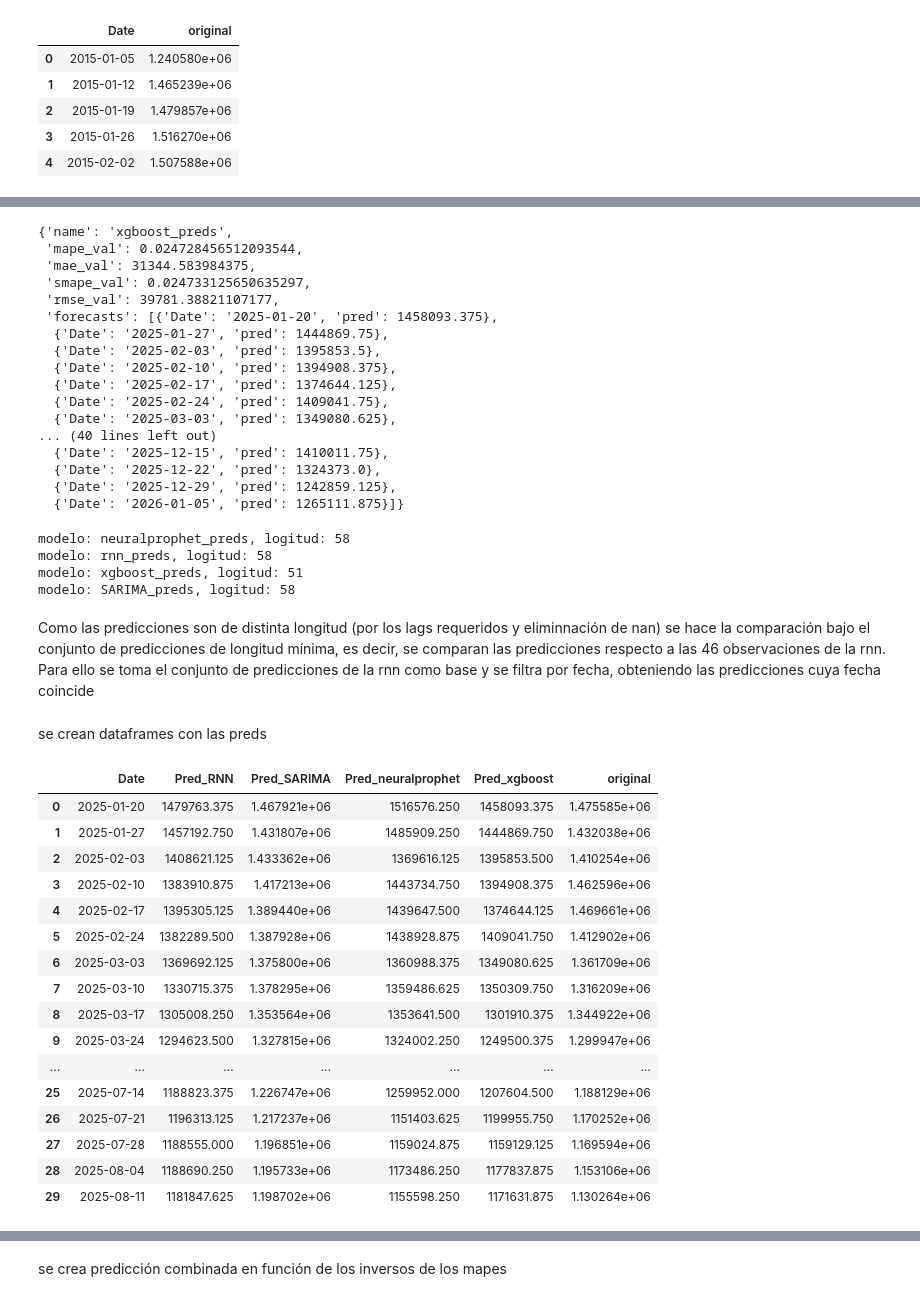
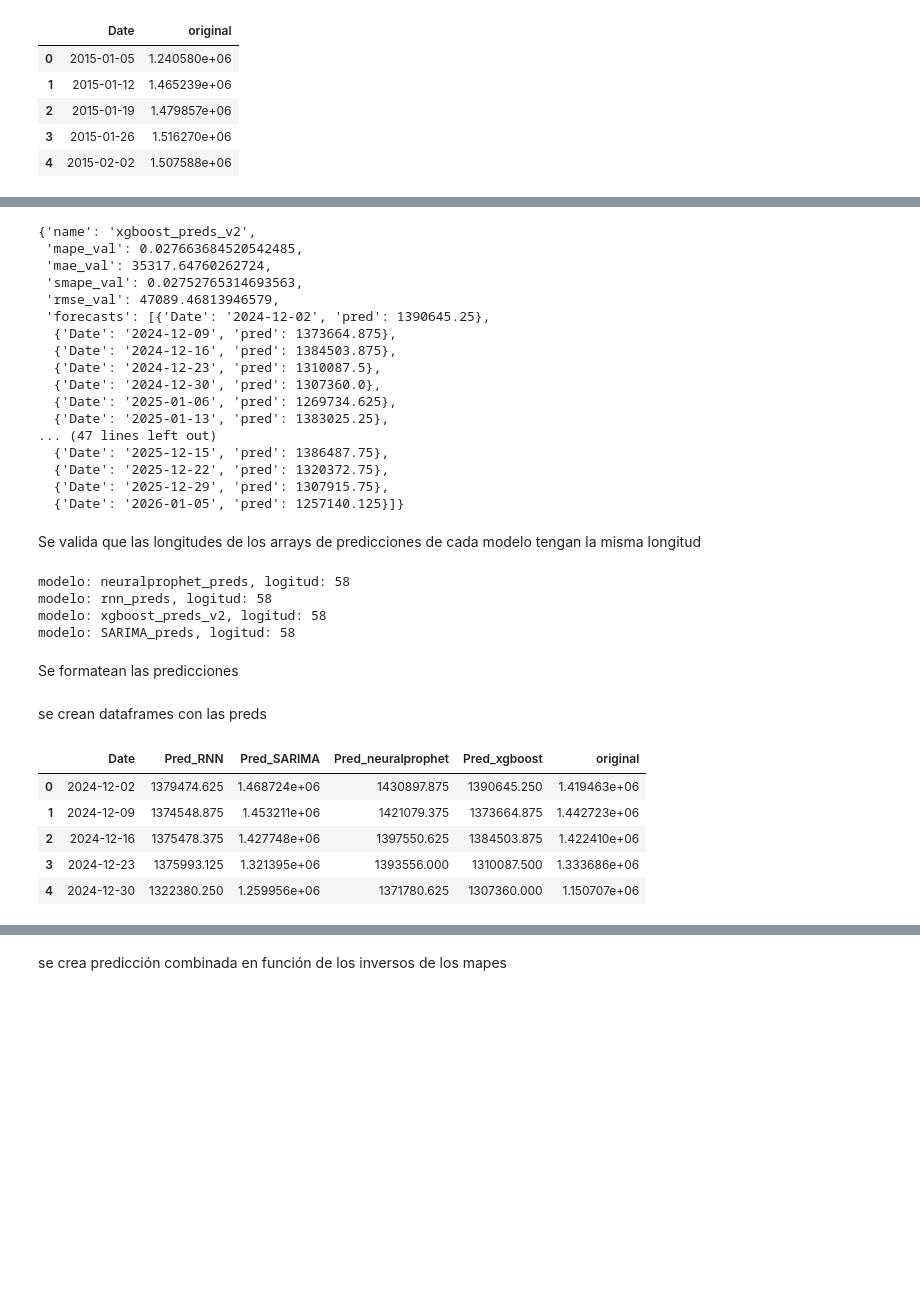
Before and after one commit to JuanDavidPiedrahitaLopez/energy_demand_forecasting_models, a Jupyter notebook: models/notebooks/Energy/Combined_preds_Energy.ipynb, the cells around one changed output, grey strips where cells are left out. Drawn from its saved outputs; the diff is of its cells as text; code cells hidden in the pictures; blank space fills up the shorter version.

```diff
--- a/models/notebooks/Energy/Combined_preds_Energy.ipynb
+++ b/models/notebooks/Energy/Combined_preds_Energy.ipynb
@@ -61,7 +92,8 @@ folder_route = "../../../data/preds_energy_models/"
 list_files = [
     "neuralprophet_preds.json",
     "rnn_preds.json",
-    "xgboost_preds.json",
+    "xgboost_preds_v2.json",
+    # "xgboost_preds_v2.json", -- ORIGINAL
     "SARIMA_preds.json",
 ]
 
@@ -84,33 +116,35 @@ for element in list_files: # recorre los nombres
         })
 list_preds_and_mapes[2]
 # %% [output]
-{'name': 'xgboost_preds',
- 'mape_val': 0.024728456512093544,
- 'mae_val': 31344.583984375,
- 'smape_val': 0.024733125650635297,
- 'rmse_val': 39781.38821107177,
- 'forecasts': [{'Date': '2025-01-20', 'pred': 1458093.375},
-  {'Date': '2025-01-27', 'pred': 1444869.75},
-  {'Date': '2025-02-03', 'pred': 1395853.5},
-  {'Date': '2025-02-10', 'pred': 1394908.375},
-  {'Date': '2025-02-17', 'pred': 1374644.125},
-  {'Date': '2025-02-24', 'pred': 1409041.75},
-  {'Date': '2025-03-03', 'pred': 1349080.625},
-... (40 lines left out)
-  {'Date': '2025-12-15', 'pred': 1410011.75},
-  {'Date': '2025-12-22', 'pred': 1324373.0},
-  {'Date': '2025-12-29', 'pred': 1242859.125},
-  {'Date': '2026-01-05', 'pred': 1265111.875}]}
+{'name': 'xgboost_preds_v2',
+ 'mape_val': 0.027663684520542485,
+ 'mae_val': 35317.64760262724,
+ 'smape_val': 0.02752765314693563,
+ 'rmse_val': 47089.46813946579,
+ 'forecasts': [{'Date': '2024-12-02', 'pred': 1390645.25},
+  {'Date': '2024-12-09', 'pred': 1373664.875},
+  {'Date': '2024-12-16', 'pred': 1384503.875},
+  {'Date': '2024-12-23', 'pred': 1310087.5},
+  {'Date': '2024-12-30', 'pred': 1307360.0},
+  {'Date': '2025-01-06', 'pred': 1269734.625},
+  {'Date': '2025-01-13', 'pred': 1383025.25},
+... (47 lines left out)
+  {'Date': '2025-12-15', 'pred': 1386487.75},
+  {'Date': '2025-12-22', 'pred': 1320372.75},
+  {'Date': '2025-12-29', 'pred': 1307915.75},
+  {'Date': '2026-01-05', 'pred': 1257140.125}]}
+# %% [markdown]
+Se valida que las longitudes de los arrays de predicciones de cada modelo tengan la misma longitud
 # %%
 for element in list_preds_and_mapes:
     print(f"modelo: {element['name']}, logitud: {len(element['forecasts'])}")
 # %% [output]
 modelo: neuralprophet_preds, logitud: 58
 modelo: rnn_preds, logitud: 58
-modelo: xgboost_preds, logitud: 51
+modelo: xgboost_preds_v2, logitud: 58
 modelo: SARIMA_preds, logitud: 58
 # %% [markdown]
-Como las predicciones son de distinta longitud (por los lags requeridos y eliminnación de nan) se hace la comparación bajo el conjunto de predicciones de longitud mínima, es decir, se comparan las predicciones respecto a las 46 observaciones de la rnn. Para ello se toma el conjunto de predicciones de la rnn como base y se filtra por fecha, obteniendo las predicciones cuya fecha coincide
+Se formatean las predicciones
 # %%
 rnn_preds = None
 xgboost_preds = None
@@ -123,7 +157,8 @@ for item in list_preds_and_mapes:
         break
 
 for item in list_preds_and_mapes:
-    if item["name"] == "xgboost_preds":
+    # if item["name"] == "xgboost_preds":
+    if item["name"] == "xgboost_preds_v2":
         xgboost_preds = item["forecasts"]
         break
 
@@ -155,50 +190,39 @@ data_xgboost  = pd.DataFrame({
 })
 
 data_neuralprophet = pd.DataFrame({
     "Date": [el["Date"] for el in neuralprophet_preds],
     "Pred_neuralprophet": [el["pred"] for el in neuralprophet_preds]
 })
 
 # se toman las predicciones de SARIMA que tienen la misma fecha
 data_preds = data_rnn.merge(
     data_SARIMA,
     how="inner",
     on="Date"
 )
 
 # se une el df con las preds de neural prophet
 data_preds = data_preds.merge(
     data_neuralprophet,
     how="inner",
     on="Date"
 ).merge(
     data_xgboost,
     how="inner",
     on="Date"
 ).merge(
     df_data_close,
     how="inner",
     on="Date"
 )
-data_preds.head(30)
+data_preds.head()
 # %% [output]
 |  | Date | Pred_RNN | Pred_SARIMA | Pred_neuralprophet | Pred_xgboost | original |
-| 0 | 2025-01-20 | 1479763.375 | 1.467921e+06 | 1516576.250 | 1458093.375 | 1.475585e+06 |
-| 1 | 2025-01-27 | 1457192.750 | 1.431807e+06 | 1485909.250 | 1444869.750 | 1.432038e+06 |
-| 2 | 2025-02-03 | 1408621.125 | 1.433362e+06 | 1369616.125 | 1395853.500 | 1.410254e+06 |
-| 3 | 2025-02-10 | 1383910.875 | 1.417213e+06 | 1443734.750 | 1394908.375 | 1.462596e+06 |
-| 4 | 2025-02-17 | 1395305.125 | 1.389440e+06 | 1439647.500 | 1374644.125 | 1.469661e+06 |
-| 5 | 2025-02-24 | 1382289.500 | 1.387928e+06 | 1438928.875 | 1409041.750 | 1.412902e+06 |
-| 6 | 2025-03-03 | 1369692.125 | 1.375800e+06 | 1360988.375 | 1349080.625 | 1.361709e+06 |
-| 7 | 2025-03-10 | 1330715.375 | 1.378295e+06 | 1359486.625 | 1350309.750 | 1.316209e+06 |
-| 8 | 2025-03-17 | 1305008.250 | 1.353564e+06 | 1353641.500 | 1301910.375 | 1.344922e+06 |
-| 9 | 2025-03-24 | 1294623.500 | 1.327815e+06 | 1324002.250 | 1249500.375 | 1.299947e+06 |
-| ... | ... | ... | ... | ... | ... | ... |
-| 25 | 2025-07-14 | 1188823.375 | 1.226747e+06 | 1259952.000 | 1207604.500 | 1.188129e+06 |
-| 26 | 2025-07-21 | 1196313.125 | 1.217237e+06 | 1151403.625 | 1199955.750 | 1.170252e+06 |
-| 27 | 2025-07-28 | 1188555.000 | 1.196851e+06 | 1159024.875 | 1159129.125 | 1.169594e+06 |
-| 28 | 2025-08-04 | 1188690.250 | 1.195733e+06 | 1173486.250 | 1177837.875 | 1.153106e+06 |
-| 29 | 2025-08-11 | 1181847.625 | 1.198702e+06 | 1155598.250 | 1171631.875 | 1.130264e+06 |
+| 0 | 2024-12-02 | 1379474.625 | 1.468724e+06 | 1430897.875 | 1390645.250 | 1.419463e+06 |
+| 1 | 2024-12-09 | 1374548.875 | 1.453211e+06 | 1421079.375 | 1373664.875 | 1.442723e+06 |
+| 2 | 2024-12-16 | 1375478.375 | 1.427748e+06 | 1397550.625 | 1384503.875 | 1.422410e+06 |
+| 3 | 2024-12-23 | 1375993.125 | 1.321395e+06 | 1393556.000 | 1310087.500 | 1.333686e+06 |
+| 4 | 2024-12-30 | 1322380.250 | 1.259956e+06 | 1371780.625 | 1307360.000 | 1.150707e+06 |
 # %%
 split = df_data_close.iloc[-len(data_preds)]["Date"]
 split
```
Also changed, not shown: parts of 14 cells of this notebook, 4 other files.
